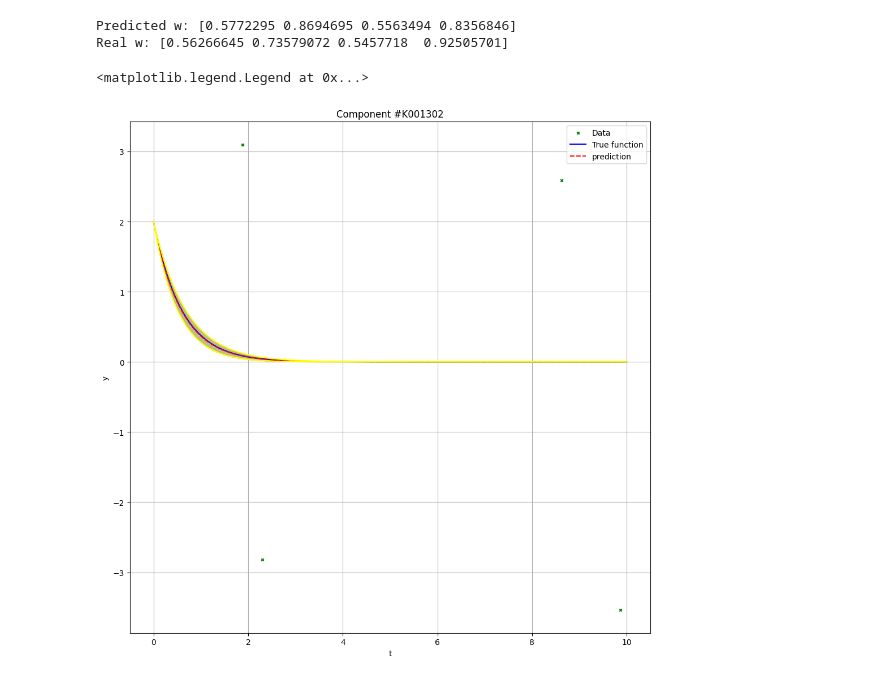
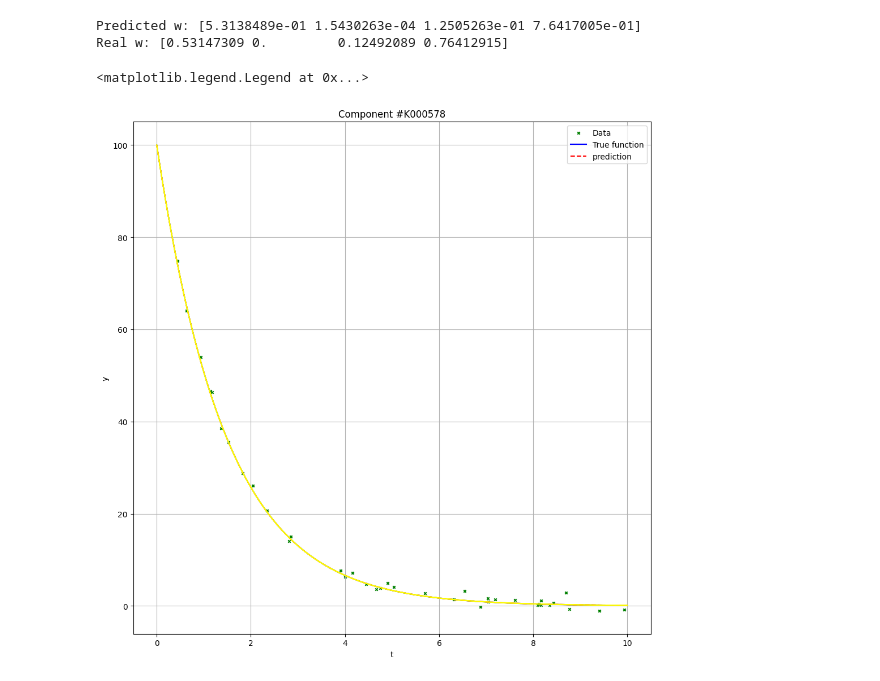
Before and after one commit to alfielenton/Bayesian-ARD, a Jupyter notebook: notebook.ipynb, the cells around one changed output. Drawn from its saved outputs; the diff is of its cells as text; code cells hidden in the pictures.

```diff
--- a/notebook.ipynb
+++ b/notebook.ipynb
@@ -14,9 +14,10 @@ import arviz as az
 from setup import DataGenerator
 from parameters import Parameters
 # %%
-opt = Parameters(False)
+opt = Parameters(True)
 dg = DataGenerator(C=opt.C,
                    sig_y=opt.sig_y,
+                   sig_w = opt.sig_w,
                    t_max=opt.t_max,
                    num_components=opt.num_components,
                    sparse_proportion=opt.sparse_proportion,
@@ -112,26 +113,26 @@ w_est = w.mean(axis=0)
 print(f'Predicted w: {w_est}')
 print(f'Real w: {dg.w}')
 # %% [output]
-Predicted w: [0.5772295 0.8694695 0.5563494 0.8356846]
-Real w: [0.56266645 0.73579072 0.5457718  0.92505701]
+Predicted w: [5.3138489e-01 1.5430263e-04 1.2505263e-01 7.6417005e-01]
+Real w: [0.53147309 0.         0.12492089 0.76412915]
 # %%
 error_factor = 1.97
-id , comp = dg.get_component(sparse=True)
+id , comp = dg.get_component(sparse=False)
 x_comp = comp['x']
 
 t_test = np.linspace(0,opt.t_max,1000)
 y_test = opt.C * np.exp(-t_test[...,None] * (w @ x_comp))
 y_est = y_test.mean(axis=1)
 y_std = y_test.std(axis=1)
 y_upper = y_est + error_factor * y_std
 y_lower = y_est - error_factor * y_std
 
 dg.plot_component(id,prediction=True)
 plt.plot(t_test,y_est,linestyle='--',color='red',label='prediction')
 plt.plot(t_test,y_upper,linestyle='-',color='yellow')
 plt.plot(t_test,y_lower,linestyle='-',color='yellow')
 plt.fill_between(t_test,y_lower,y_upper,color='olive',alpha=0.5)
 plt.legend()
 # %% [output]
 <matplotlib.legend.Legend at 0x...>
-[figure, old version]
+[figure, new version]
```
Also changed, not shown: parts of 8 cells of this notebook, 2 other files.
